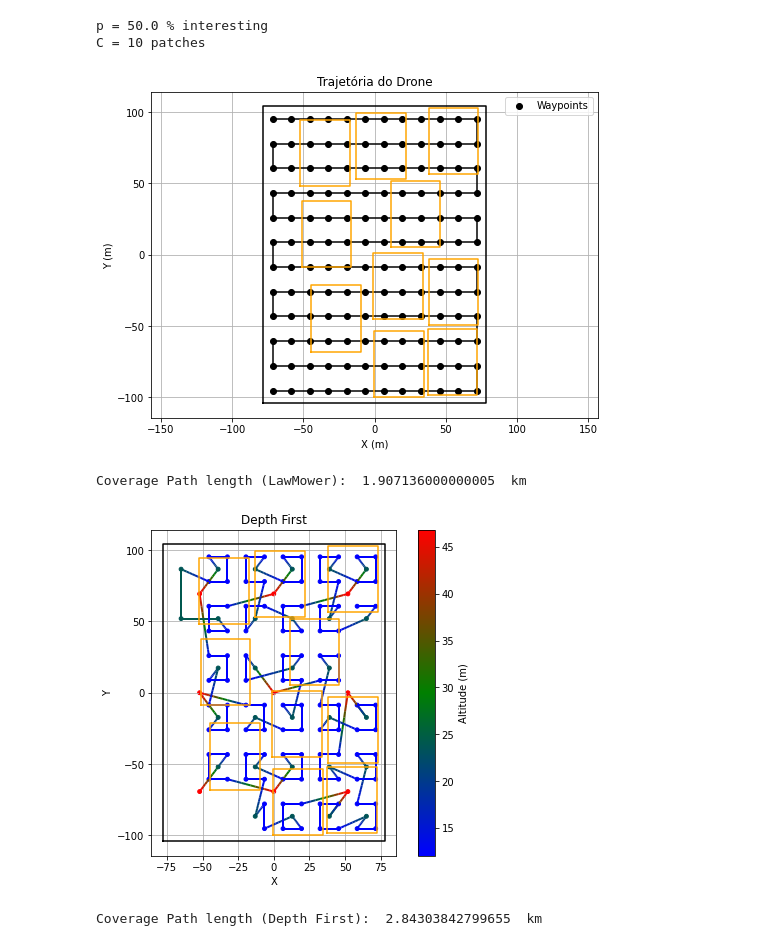
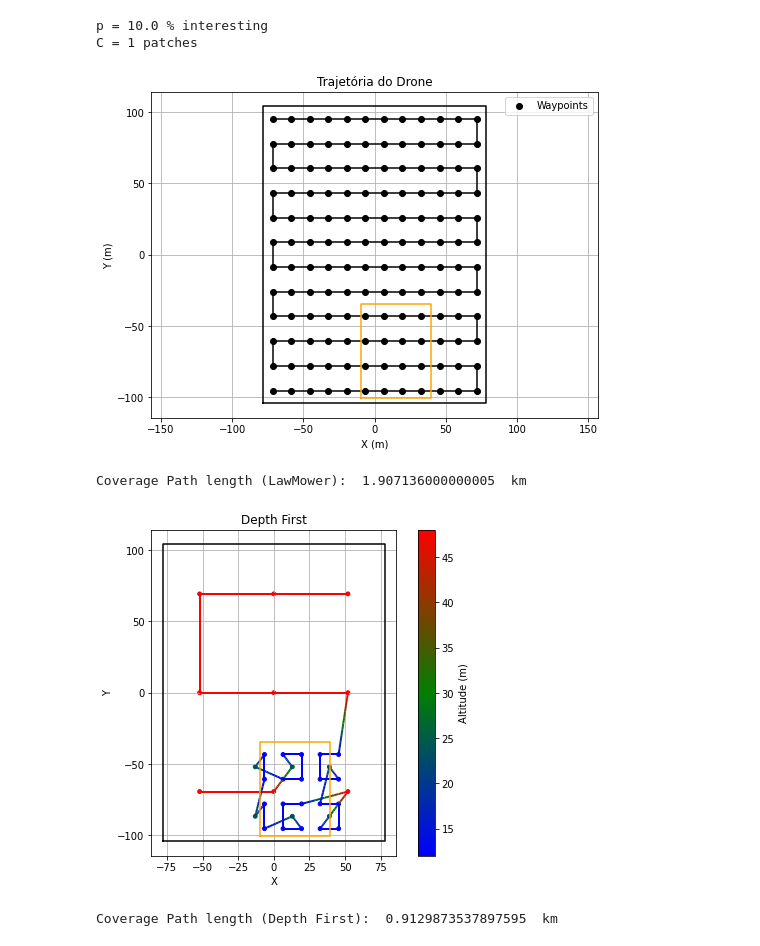
Before and after one commit to David1340/Doutorado_Drone, a Jupyter notebook: Comparacao.ipynb, the cells around one changed output. Saved outputs shown, nothing was run; the diff lists cells and outputs as text; code cells hidden in the pictures.

Commit message:
Empacotei o deepfirst e o shortcut

```diff
--- a/Comparacao.ipynb
+++ b/Comparacao.ipynb
@@ -22,8 +22,8 @@ waypointsLawMower = lawmowerPath(poly, height, width, angle_deg)
 areas_de_interesse = []
 base = Polygon([(-0.1*height*L, -0.1*width*L), (0.1*height*L,-0.1*width*L), (0.1*height*L,0.1*width*L), (-0.1*height*L,0.1*width*L)])
 
-p = 50 # proporção de área de interesse em relação à área total
-c = 10 # número de patches de interesse
+p = 10 # proporção de área de interesse em relação à área total
+c = 1 # número de patches de interesse
 base = affinity.scale(base,np.sqrt(p/c), np.sqrt(p/c), origin=(0, 0))
 cont = 0
 while len(areas_de_interesse) < c:
@@ -44,10 +44,10 @@ interesting_area = interesting_area /poly.area
 print("p =", np.round(interesting_area * 100,2), "%", "interesting")
 print("C =", len(areas_de_interesse), "patches")
 # %% [output]
-p = 50.0 % interesting
-C = 10 patches
+p = 10.0 % interesting
+C = 1 patches
 # %%
-from utils import Shortcut
+from utils import Shortcut, DeepFirst
 
 altitude2 = DJImini3Camera.h_desirable(4*desirableGSD)/100
 width2,height2 = DJImini3Camera.l(altitude2) # dimensão horizontal do sensor para a altitude desejada
@@ -55,8 +55,8 @@ waypointsInitial = lawmowerPath(poly, height2, width2, angle_deg)
 
 LawnmowerTree = Tree(sensorCamera=DJImini3Camera)
 BFTree = Tree(sensorCamera=DJImini3Camera)
-DFTree = Tree(sensorCamera=DJImini3Camera)
 ShortTree = Shortcut(DJImini3Camera,areas_de_interesse)
+DFTree = DeepFirst(DJImini3Camera,areas_de_interesse)
 
 LawnmowerTree.add_fistLevel_nodes(waypointsLawMower, altitude,width,height)
 BFTree.add_fistLevel_nodes(waypointsInitial, altitude2,width2,height2)
@@ -108,10 +65,3 @@ def DeepFirst(node, areas_de_interesse, camera, min_area, nextNode = None):
-# %%
-min_area = 0.01
-for i, node in enumerate(DFTree.nodes):
-    if(i < len(DFTree.nodes) -1):
-        DeepFirst(node,areas_de_interesse, DJImini3Camera,min_area,DFTree.nodes[i+1])
-    else:
-        DeepFirst(node,areas_de_interesse, DJImini3Camera,min_area,None)
 # %%
 from matplotlib.colors import LinearSegmentedColormap
 cmap_custom = LinearSegmentedColormap.from_list(
@@ -146,17 +96,10 @@ for i in range(np.size(waypoints,0)-1):
     path_length += np.linalg.norm(waypoints[i+1] - waypoints[i])
 print("Coverage Path length (LawMower): ", path_length/1000, " km")
 # %% [output]
-[figure, old version]
+[figure, new version]
 Coverage Path length (LawMower):  1.907136000000005  km
 # %%
-waypointsDF = []
-for node in DFTree.nodes:
-    waypointsDF.append([node.x, node.y, node.Altitude])
-    for child in node.children:
-        waypointsDF.append([child.x, child.y, child.Altitude])
-        for child2 in child.children:
-            waypointsDF.append([child2.x, child2.y, child2.Altitude])
-waypointsDF = np.array(waypointsDF)
+waypointsDF = np.array(DFTree.generate_path())
 
 # Parâmetros
 n_interp = 10  # pontos intermediários entre cada par
@@ -185,35 +128,34 @@ z_segment = (z[:-1] + z[1:]) / 2
 
 # Plotando
 lc = LineCollection(segments, cmap=cmap_custom, array=z_segment, linewidth=2)
 
 fig, ax = plt.subplots(figsize=(8, 6))
 ax.add_collection(lc)
 ax.scatter(waypointsDF[:, 0], waypointsDF[:, 1], c=waypointsDF[:,2], cmap=cmap_custom, s=15)
-#ax.plot(waypointsDF[:, 0], waypointsDF[:, 1], 'o', color='black', markersize=5)
 plt.colorbar(lc, ax=ax, label='Altitude (m)')
 x, y = poly.exterior.xy
 ax.plot(x, y, color='black')
 if poly.interiors:
     for interior in poly.interiors:
         x, y = interior.xy
         ax.plot(x, y, color='black',alpha=0.1)
 for area_de_interesse in areas_de_interesse:
     x, y = area_de_interesse.exterior.xy
     plt.plot(x, y, color='orange')
 
 ax.plot()
 ax.set_aspect('equal')
 ax.grid(True)
 plt.title("Depth First")
 plt.xlabel("X")
 plt.ylabel("Y")
 plt.show()
 path_length = 0
 for i in range(np.size(waypointsDF,0)-1):
     path_length += np.linalg.norm(waypointsDF[i+1] - waypointsDF[i])
 print("Coverage Path length (Depth First): ", path_length/1000, " km")
 # %% [output]
-[figure, old version]
+[figure, new version]
-Coverage Path length (Depth First):  2.84303842799655  km
+Coverage Path length (Depth First):  0.9129873537897595  km
 # %%
 from itertools import chain
```
Also changed, not shown: parts of 3 cells of this notebook, 1 other file.
